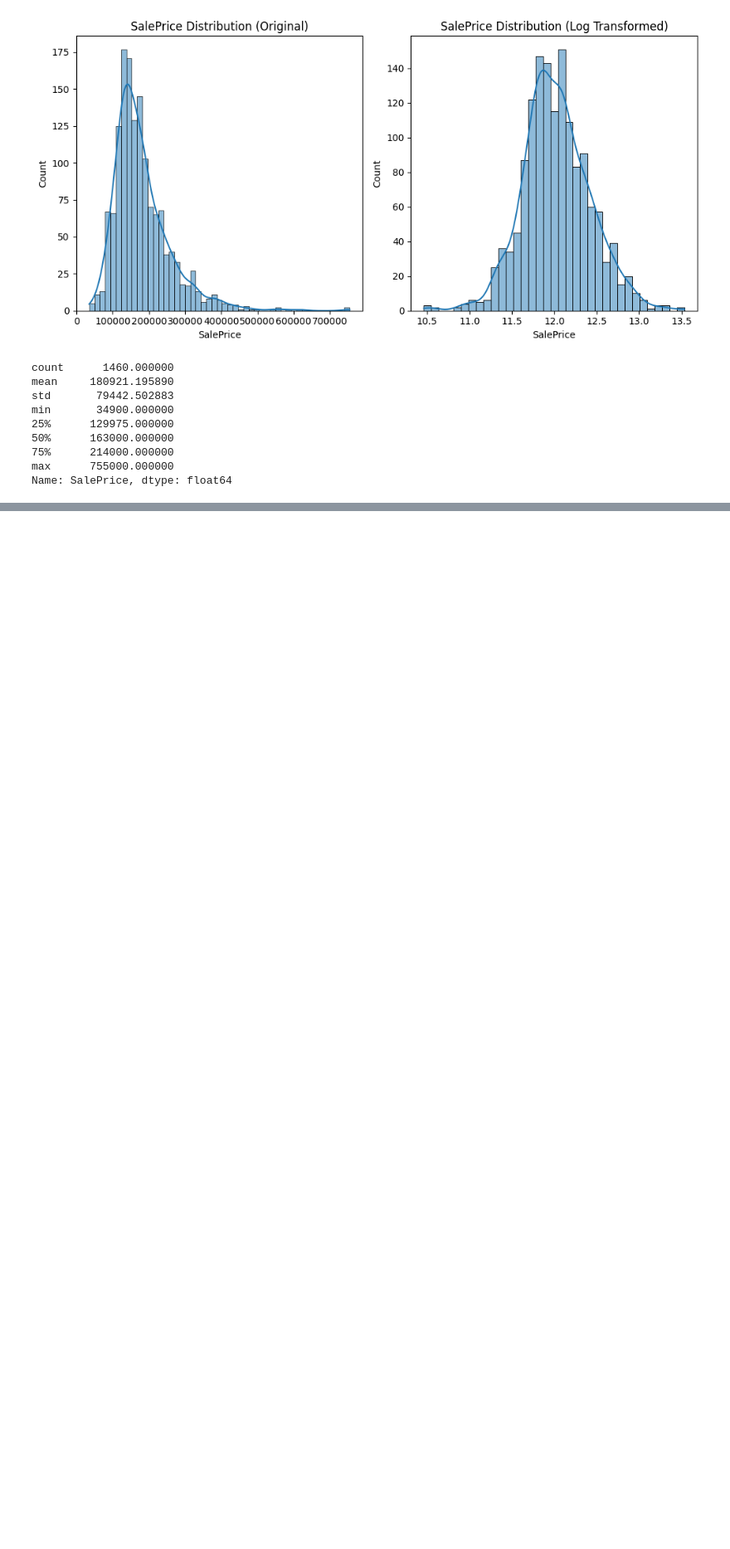
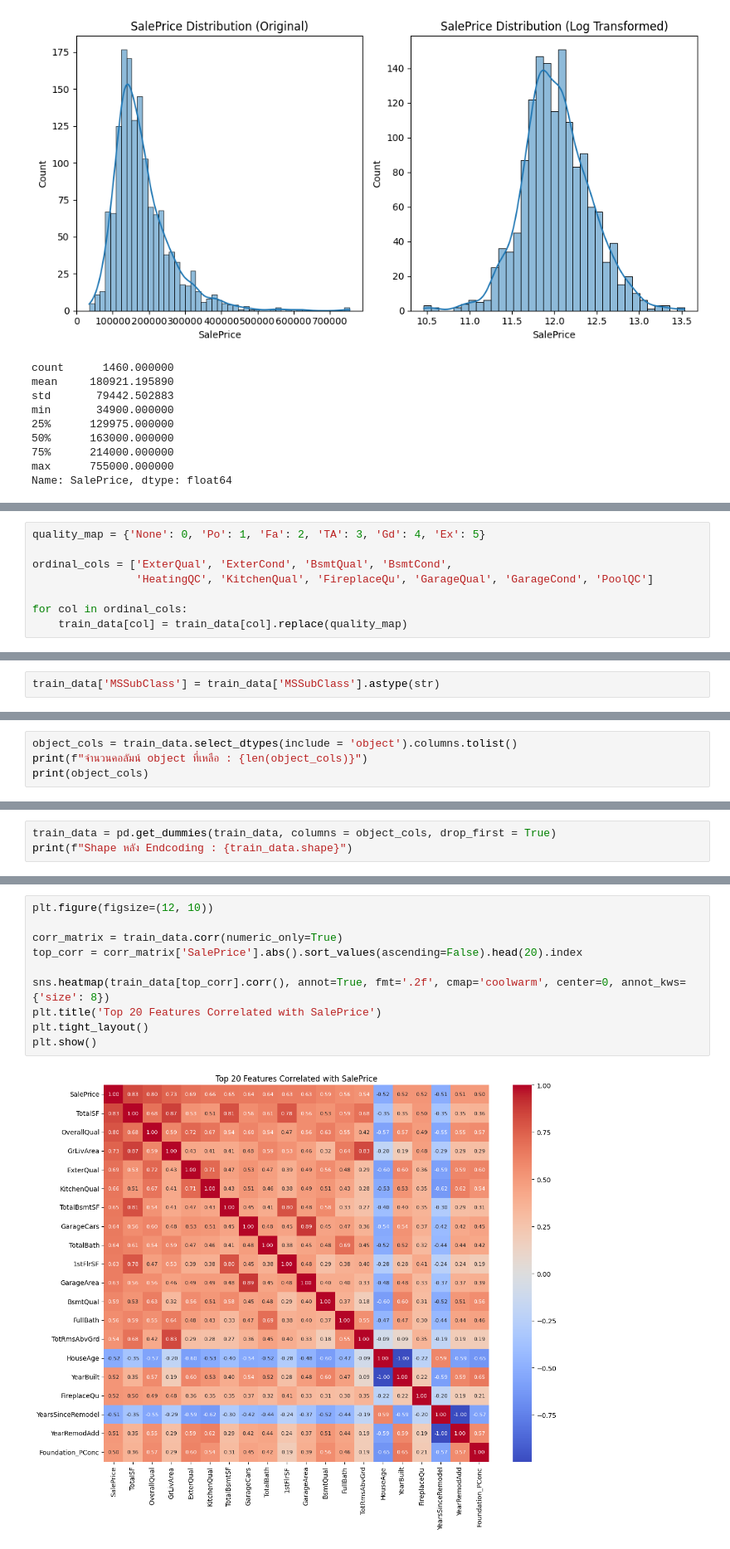
Before and after one commit to k-workproject/data-skills-roadmap, a Jupyter notebook: python-project/house_price_advance_regression.ipynb, the cells around one changed output, grey strips where cells are left out. Shown at 83% size. Cells and saved outputs as stored; diff of their text form; blank space fills up the shorter version.

```diff
--- a/python-project/house_price_advance_regression.ipynb
+++ b/python-project/house_price_advance_regression.ipynb
@@ -121,0 +248,8 @@ Name: SalePrice, dtype: float64
+# %%
+quality_map = {'None': 0, 'Po': 1, 'Fa': 2, 'TA': 3, 'Gd': 4, 'Ex': 5}
+
+ordinal_cols = ['ExterQual', 'ExterCond', 'BsmtQual', 'BsmtCond',
+                'HeatingQC', 'KitchenQual', 'FireplaceQu', 'GarageQual', 'GarageCond', 'PoolQC']
+
+for col in ordinal_cols:
+    train_data[col] = train_data[col].replace(quality_map)
@@ -121,0 +269,2 @@ Name: SalePrice, dtype: float64
+# %%
+train_data['MSSubClass'] = train_data['MSSubClass'].astype(str)
@@ -121,0 +273,4 @@ Name: SalePrice, dtype: float64
+# %%
+object_cols = train_data.select_dtypes(include = 'object').columns.tolist()
+print(f"จำนวนคอลัมน์ object ที่เหลือ : {len(object_cols)}")
+print(object_cols)
@@ -121,0 +280,3 @@ Name: SalePrice, dtype: float64
+# %%
+train_data = pd.get_dummies(train_data, columns = object_cols, drop_first = True)
+print(f"Shape หลัง Endcoding : {train_data.shape}")
@@ -121,0 +297,12 @@ Name: SalePrice, dtype: float64
+# %%
+plt.figure(figsize=(12, 10))
+
+corr_matrix = train_data.corr(numeric_only=True)
+top_corr = corr_matrix['SalePrice'].abs().sort_values(ascending=False).head(20).index
+
+sns.heatmap(train_data[top_corr].corr(), annot=True, fmt='.2f', cmap='coolwarm', center=0, annot_kws={'size': 8})
+plt.title('Top 20 Features Correlated with SalePrice')
+plt.tight_layout()
+plt.show()
+# %% [output]
+[figure, added]
```
Also changed, not shown: parts of 34 cells of this notebook.
